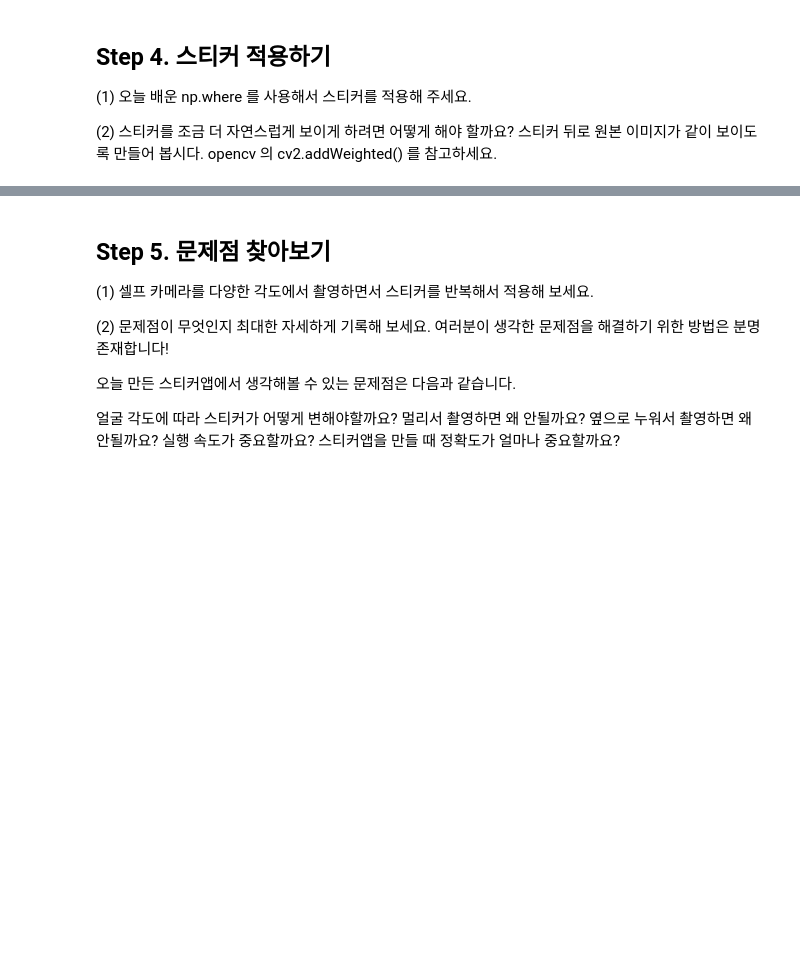
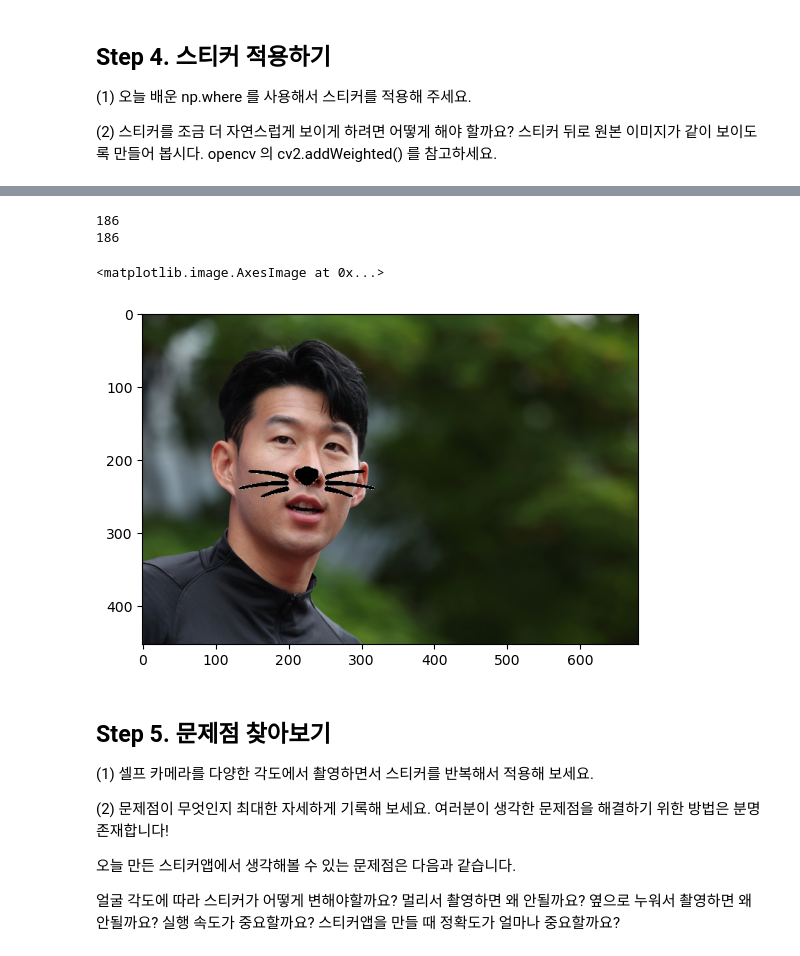
Before and after one commit to feelinppl/Aiffel_RS, a Jupyter notebook: 230103_AIFFEL_EXPL_project7_CrownSticker.ipynb, the cells around one changed output, grey strips where cells are left out. Saved outputs shown, nothing was run; the diff lists cells and outputs as text; code cells hidden in the pictures; blank space fills up the shorter version.

```diff
--- a/230103_AIFFEL_EXPL_project7_CrownSticker.ipynb
+++ b/230103_AIFFEL_EXPL_project7_CrownSticker.ipynb
@@ -216,3 +166,20 @@ plt.show()
+# %%
+# image 합치기 cv2.addweighted() 참고: https://www.binarystudy.com/2022/09/How-to-add-subtract-different-size-images-using-OpenCV-Python.html
+print(min(img_bgr.shape[0],img_sticker.shape[0]))
+print(min(img_bgr.shape[1],img_sticker.shape[1]))
+
+# img_show_rgb_pure[refined_x : refined_x + min(img_show_rgb_pure.shape[0],img_sticker.shape[0]), refined_y : refined_y + min(img_show_rgb_pure.shape[1],img_sticker.shape[1])] = \
+#     np.where(img_sticker==255,sticker_area,img_sticker).astype(np.uint8)
+
+img_show_rgb_pure[refined_x : refined_x + min(img_show_rgb_pure.shape[0],img_sticker.shape[0]), refined_y : refined_y + min(img_show_rgb_pure.shape[1],img_sticker.shape[1])] = \
+    np.where(img_sticker==255,sticker_area,img_sticker).astype(np.uint8)
+
+plt.imshow(img_show_rgb_pure)
+# %% [output]
+186
+186
+<matplotlib.image.AxesImage at 0x...>
+[figure, added]
 # %% [markdown]
 ## Step 5. 문제점 찾아보기
 (1) 셀프 카메라를 다양한 각도에서 촬영하면서 스티커를 반복해서 적용해 보세요.
```
Also changed, not shown: parts of 13 cells of this notebook, 6 other files.
